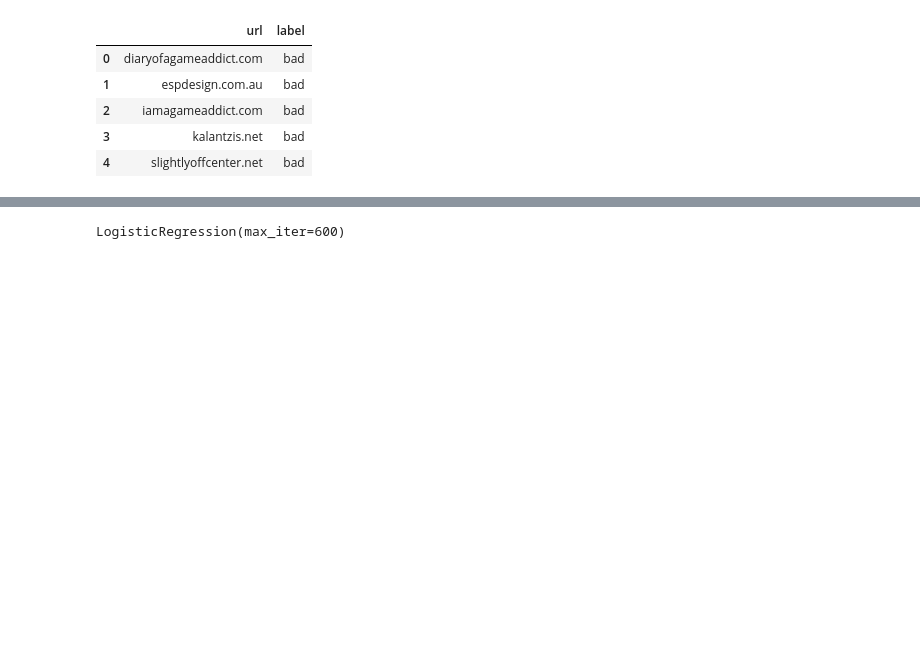
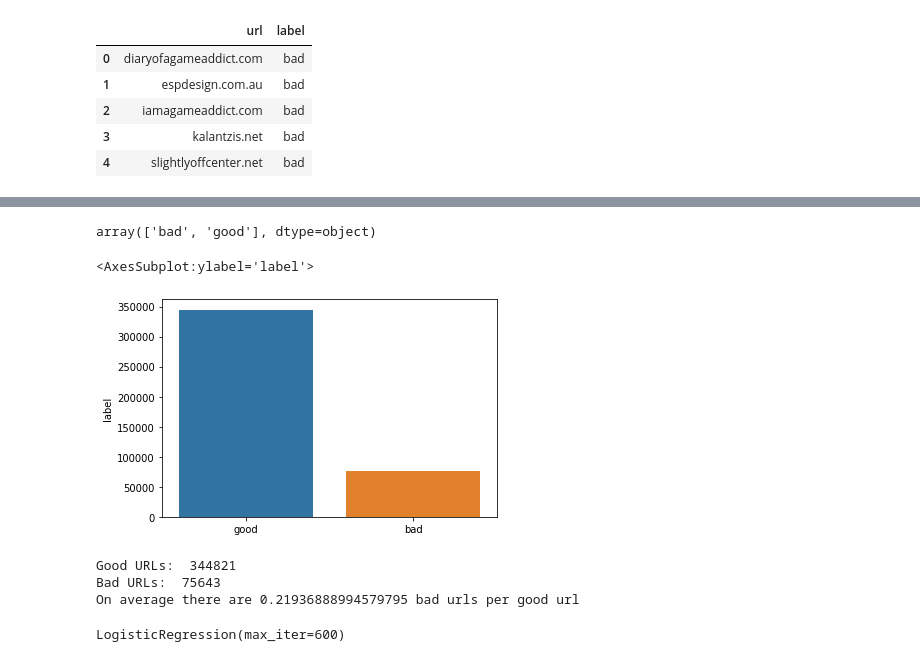
Before and after one commit to ankush-1208/Malicious-URL-Detection, a Jupyter notebook: Malicious URL Detection using Python.ipynb, the cells around one changed output, grey strips where cells are left out. Cells and saved outputs as stored; diff of their text form; code cells hidden in the pictures; blank space fills up the shorter version.

```diff
--- a/Malicious URL Detection using Python.ipynb
+++ b/Malicious URL Detection using Python.ipynb
@@ -44,3 +58,23 @@ def makeTokens(f):
+# %%
+urls_data['label'].unique()
+# %% [output]
+array(['bad', 'good'], dtype=object)
+# %%
+sns.barplot(x = ['good', 'bad'], y = urls_data['label'].value_counts())
+# %% [output]
+<AxesSubplot:ylabel='label'>
+[figure, added]
+# %%
+# Calculating the number of bad URLs per good URLs
+good_urls = urls_data['label'].where(urls_data['label'] == 'good').count()
+bad_urls = urls_data['label'].where(urls_data['label'] == 'bad').count()
+print('Good URLs: ', good_urls)
+print('Bad URLs: ', bad_urls)
+print(f'On average there are {bad_urls/good_urls} bad urls per good url')
+# %% [output]
+Good URLs:  344821
+Bad URLs:  75643
+On average there are 0.21936888994579795 bad urls per good url
 # %%
 # Labels
 y = urls_data["label"]
```
Also changed, not shown: parts of 30 cells of this notebook.
